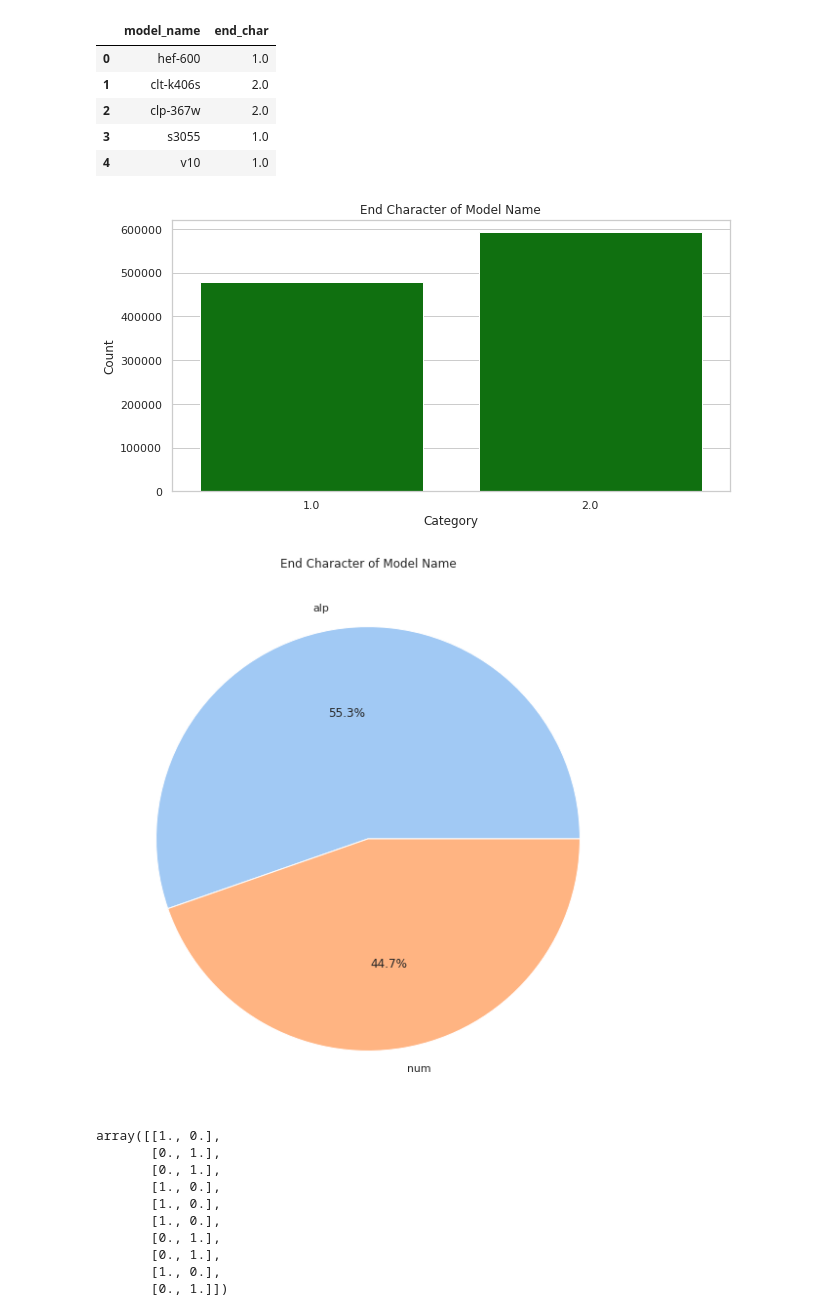
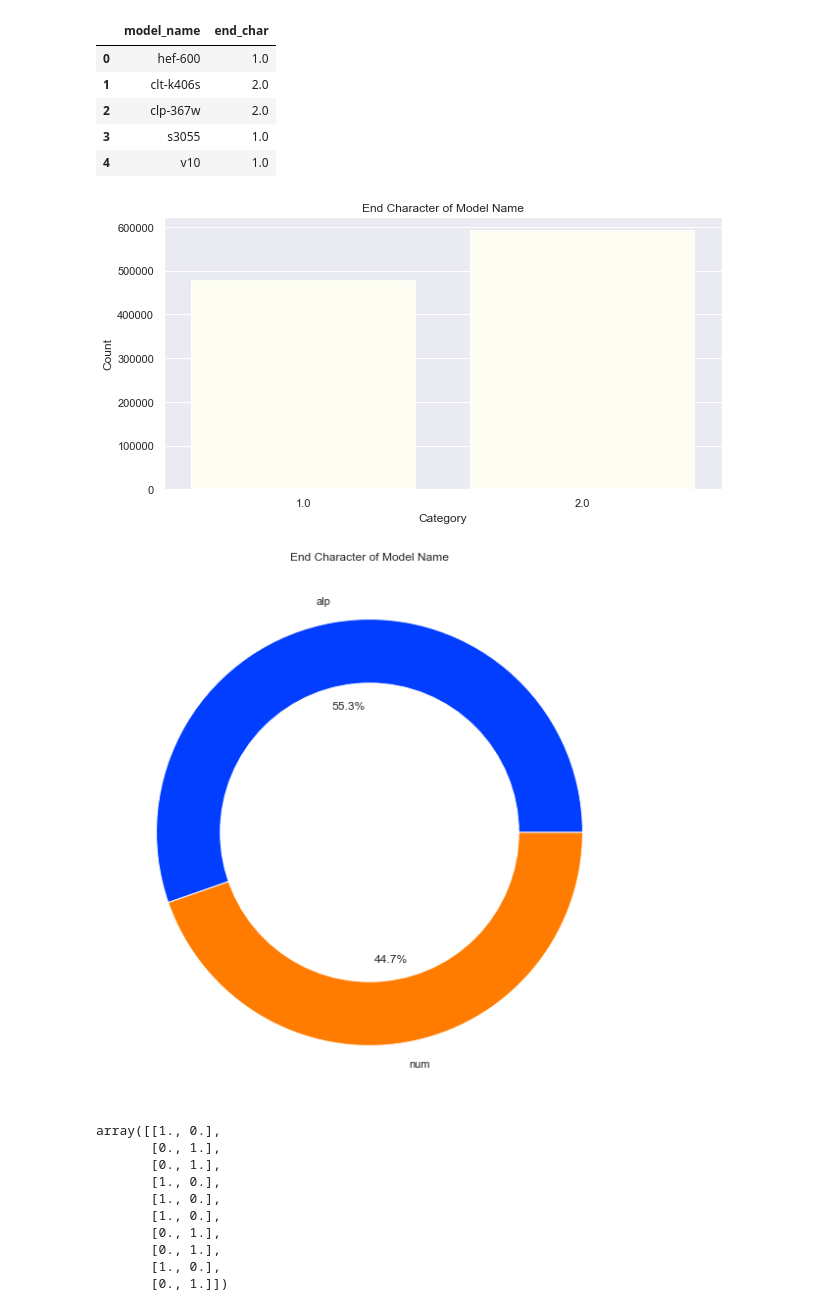
Before and after one commit to YeHoonJang/archive_for_everything, a Jupyter notebook: project_univ/pknu/sanhak_seminar/11st/0608_assignment.ipynb, the cells around one changed output. Saved outputs shown, nothing was run; the diff lists cells and outputs as text; code cells hidden in the pictures.

```diff
--- a/project_univ/pknu/sanhak_seminar/11st/0608_assignment.ipynb
+++ b/project_univ/pknu/sanhak_seminar/11st/0608_assignment.ipynb
@@ -393,23 +444,38 @@ df[["model_name", "end_char"]].head()
 | 4 | v10 | 1.0 |
 # %%
 fig = plt.figure(figsize=(10, 5))
-sns.set_theme(style='whitegrid')
+sns.set_theme(style='darkgrid')
 df["end_char"] = df["end_char"].astype("category")
-sns.countplot(data=df, x="end_char", color="green", ).set(title="End Character of Model Name", xlabel="Category", ylabel="Count")
+sns.countplot(
+    data=df,
+    x="end_char",
+    color="ivory"
+).set(
+    title="End Character of Model Name",
+    xlabel="Category",
+    ylabel="Count")
 
 plt.show()
 # %% [output]
-[figure, old version]
+[figure, new version]
 # %%
 plt.figure(figsize=(10, 10))
-colors = sns.color_palette('pastel')[0:5]
-plt.pie(df["end_char"].value_counts(), labels=["alp", "num"], colors=colors, autopct='%1.1f%%', )
+colors = sns.color_palette('bright')
+plt.pie(
+    df["end_char"].value_counts(),
+    labels=["alp", "num"],
+    colors=colors,
+    autopct='%1.1f%%', )
+
+center_circle = plt.Circle((0, 0), 0.7, color='white')
+fig = plt.gcf()
+fig.gca().add_artist(center_circle)
 
 plt.title('End Character of Model Name')
 
 plt.show()
 # %% [output]
-[figure, old version]
+[figure, new version]
 # %%
 end_char = np.array(df["end_char"])
 end_char = end_char.reshape(-1, 1)
```
Also changed, not shown: parts of 14 cells of this notebook.
